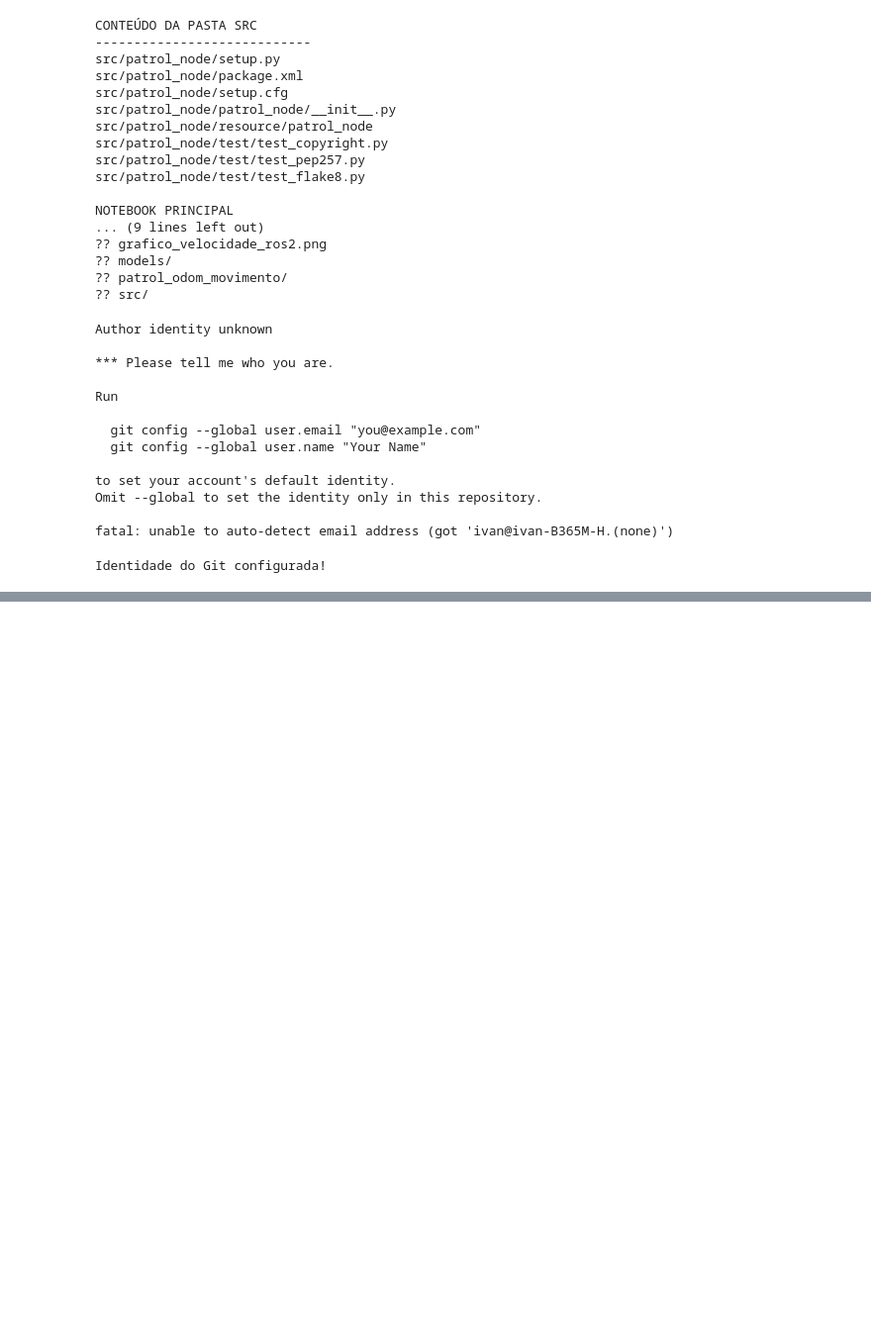
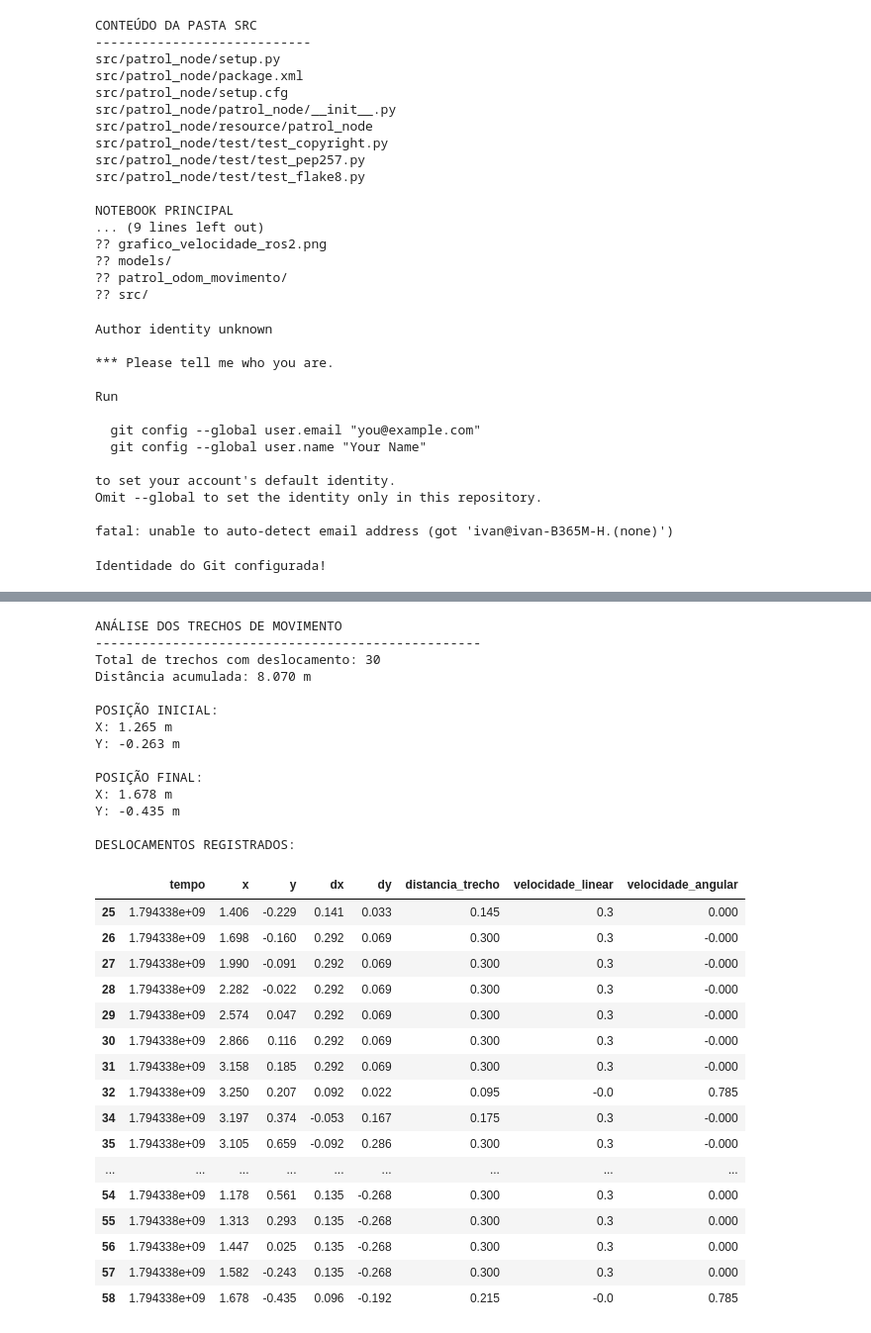
Before and after one commit to IvanEffierre/projeto-patrulha-ros2, a Jupyter notebook: Untitled.ipynb, the cells around one changed output, grey strips where cells are left out. Shown at 99% size. Drawn from its saved outputs; the diff is of its cells as text; code cells hidden in the pictures; blank space fills up the shorter version.

```diff
--- a/Untitled.ipynb
+++ b/Untitled.ipynb
@@ -3701,0 +4374,77 @@ Identidade do Git configurada!
+# %%
+import numpy as np
+import pandas as pd
+
+analise = df_bag.copy()
+
+# Diferença de posição entre registros consecutivos
+analise["dx"] = analise["x"].diff().fillna(0)
+analise["dy"] = analise["y"].diff().fillna(0)
+
+# Distância percorrida entre registros
+analise["distancia_trecho"] = np.sqrt(
+    analise["dx"]**2 + analise["dy"]**2
+)
+
+# Seleciona registros com deslocamento real
+movimentos = analise[
+    analise["distancia_trecho"] > 0.001
+].copy()
+
+print("ANÁLISE DOS TRECHOS DE MOVIMENTO")
+print("-" * 50)
+
+print("Total de trechos com deslocamento:", len(movimentos))
+print(f"Distância acumulada: {analise['distancia_trecho'].sum():.3f} m")
+
+print("\nPOSIÇÃO INICIAL:")
+print(f"X: {analise.iloc[0]['x']:.3f} m")
+print(f"Y: {analise.iloc[0]['y']:.3f} m")
+
+print("\nPOSIÇÃO FINAL:")
+print(f"X: {analise.iloc[-1]['x']:.3f} m")
+print(f"Y: {analise.iloc[-1]['y']:.3f} m")
+
+print("\nDESLOCAMENTOS REGISTRADOS:")
+display(
+    movimentos[
+        [
+            "tempo", "x", "y", "dx", "dy",
+            "distancia_trecho",
+            "velocidade_linear",
+            "velocidade_angular"
+        ]
+    ].round(3)
+)
+# %% [output]
+ANÁLISE DOS TRECHOS DE MOVIMENTO
+--------------------------------------------------
+Total de trechos com deslocamento: 30
+Distância acumulada: 8.070 m
+
+POSIÇÃO INICIAL:
+X: 1.265 m
+Y: -0.263 m
+
+POSIÇÃO FINAL:
+X: 1.678 m
+Y: -0.435 m
+
+DESLOCAMENTOS REGISTRADOS:
+|  | tempo | x | y | dx | dy | distancia_trecho | velocidade_linear | velocidade_angular |
+| 25 | 1.794338e+09 | 1.406 | -0.229 | 0.141 | 0.033 | 0.145 | 0.3 | 0.000 |
+| 26 | 1.794338e+09 | 1.698 | -0.160 | 0.292 | 0.069 | 0.300 | 0.3 | -0.000 |
+| 27 | 1.794338e+09 | 1.990 | -0.091 | 0.292 | 0.069 | 0.300 | 0.3 | -0.000 |
+| 28 | 1.794338e+09 | 2.282 | -0.022 | 0.292 | 0.069 | 0.300 | 0.3 | -0.000 |
+| 29 | 1.794338e+09 | 2.574 | 0.047 | 0.292 | 0.069 | 0.300 | 0.3 | -0.000 |
+| 30 | 1.794338e+09 | 2.866 | 0.116 | 0.292 | 0.069 | 0.300 | 0.3 | -0.000 |
+| 31 | 1.794338e+09 | 3.158 | 0.185 | 0.292 | 0.069 | 0.300 | 0.3 | -0.000 |
+| 32 | 1.794338e+09 | 3.250 | 0.207 | 0.092 | 0.022 | 0.095 | -0.0 | 0.785 |
+| 34 | 1.794338e+09 | 3.197 | 0.374 | -0.053 | 0.167 | 0.175 | 0.3 | -0.000 |
+| 35 | 1.794338e+09 | 3.105 | 0.659 | -0.092 | 0.286 | 0.300 | 0.3 | -0.000 |
+| ... | ... | ... | ... | ... | ... | ... | ... | ... |
+| 54 | 1.794338e+09 | 1.178 | 0.561 | 0.135 | -0.268 | 0.300 | 0.3 | 0.000 |
+| 55 | 1.794338e+09 | 1.313 | 0.293 | 0.135 | -0.268 | 0.300 | 0.3 | 0.000 |
+| 56 | 1.794338e+09 | 1.447 | 0.025 | 0.135 | -0.268 | 0.300 | 0.3 | 0.000 |
+| 57 | 1.794338e+09 | 1.582 | -0.243 | 0.135 | -0.268 | 0.300 | 0.3 | 0.000 |
+| 58 | 1.794338e+09 | 1.678 | -0.435 | 0.096 | -0.192 | 0.215 | -0.0 | 0.785 |
```
Also changed, not shown: parts of 90 cells of this notebook, 9 other files.
